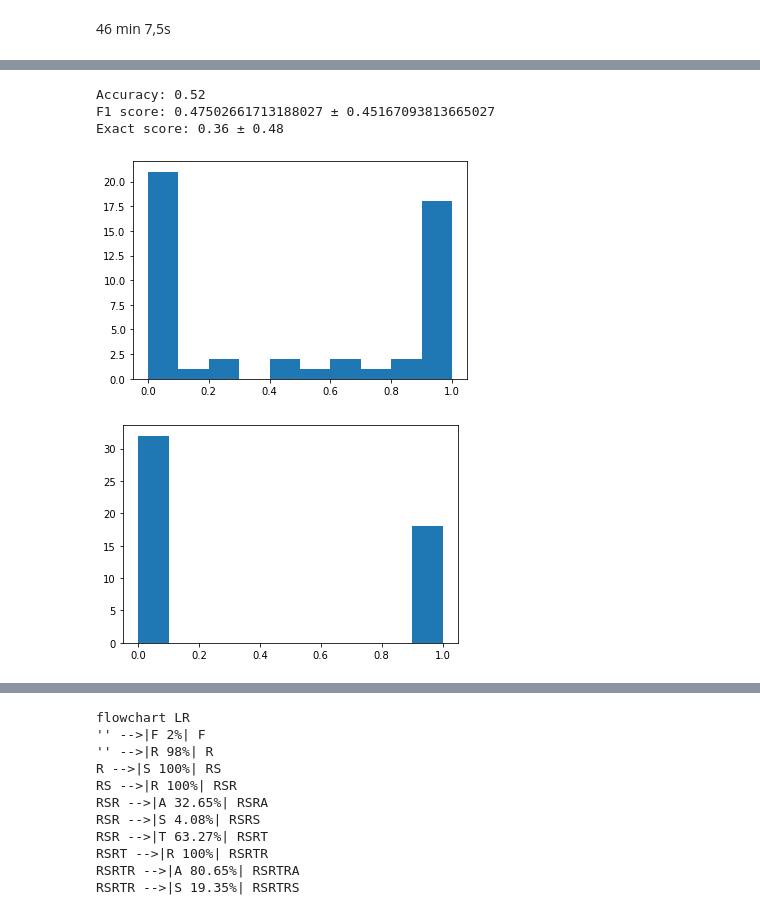
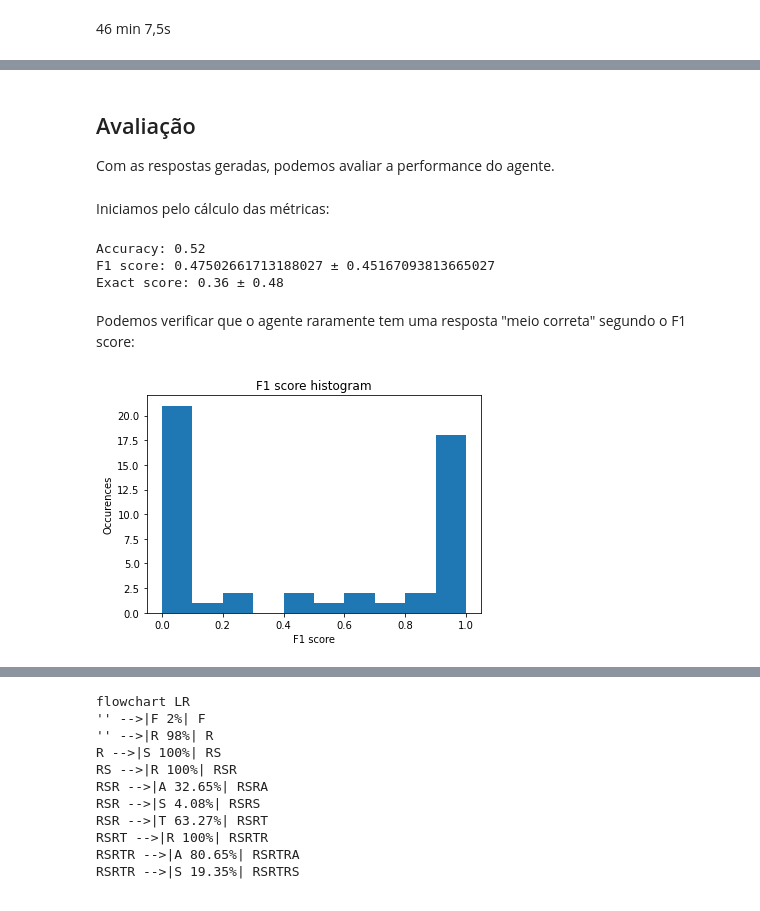
Before and after one commit to EltonCN/IA024, a Jupyter notebook: 10-ReAct/Aula_9_10_ReAct.ipynb, the cells around one changed output, grey strips where cells are left out. Cells and saved outputs as stored; diff of their text form; code cells hidden in the pictures.

```diff
--- a/10-ReAct/Aula_9_10_ReAct.ipynb
+++ b/10-ReAct/Aula_9_10_ReAct.ipynb
@@ -378,6 +442,0 @@ compute_f1(a_gold, a_wrong), compute_exact(a_gold, a_wrong)
-# %%
-class Tool(abc.ABC):
-
-    @abc.abstractmethod
-    def __call__(self, query:str, context:str):
-        ...
@@ -458,6 +627,11 @@ Considering all this context, provide a useful reflection.
         return json.loads(GroqInterface.__call__(self, prompt=prompt))
 # %%
 class RoutingTool(Tool, GroqInterface):
+    '''
+    Selects the next agent tool.
+    '''
+
+
     _system_message = '''You are a tool selector that outputs in JSON.
 For each selection, you must provide a throught about the previous content and why you are selecting this tool.
 
@@ -487,11 +661,28 @@ Considering all this context, select the next tool to use:
     '''
 
     def __init__(self, model: Optional[str] = None, api_key: Optional[str] = None):
+        '''
+        RoutingTool constructor.
+
+        Args:
+            model (str, optional): model to use. Llama3 70B is used if None. Default is None
+            api_key (str, optional): Groq API key to use, if None will check the environment 'GROQ_API_KEY' variable. Default is None.
+        '''
+
         super().__init__(model, api_key, True, RoutingTool._system_message)
 
-    def __call__(self, query=None, context=None):
+    def __call__(self, query:Optional[Any]=None, context:str=None) -> Dict[str, str]:
+        '''
+        Select the next tool for the agent.
+
+        Args:
+            query (Optional[Any], optional): not used. Defaults to None.
+            context (str, optional): agent context to decide the next tool. Defaults to None.
+
+        Returns:
+            Dict[str, str]: tool result. Have the keys 'tool_name' (next tool to use),
+                'throught' (why use this tool), 'query' (query to send to the tool).
+        '''
         prompt = RoutingTool._base_prompt.format(context=context)
 
-
-
         return json.loads(GroqInterface.__call__(self, prompt=prompt))
@@ -776,11 +1022,23 @@ file.close()
+# %% [markdown]
+## Avaliação
+
+Com as respostas geradas, podemos avaliar a performance do agente.
+# %%
+file = open("results.json", "r")
+all_results = json.load(file)
+file.close()
+# %% [markdown]
+Iniciamos pelo cálculo das métricas:
 # %%
 accuracy = 0.0
+correctness = np.empty(n_question)
 f1_scores = np.empty(n_question)
 exact_scores = np.empty(n_question)
 tool_sequences = []
 
 for i in range(n_question):
     accuracy += all_results[i]["is_correct"]
+    correctness[i] = all_results[i]["is_correct"]
     f1_scores[i] = all_results[i]["f1_score"]
     exact_scores[i] = all_results[i]["exact_score"]
     tool_sequences.append(all_results[i]["tool_sequence"])
@@ -794,13 +1052,15 @@ print("Exact score:", exact_scores.mean(), "±", exact_scores.std())
 Accuracy: 0.52
 F1 score: 0.47502661713188027 ± 0.45167093813665027
 Exact score: 0.36 ± 0.48
+# %% [markdown]
+Podemos verificar que o agente raramente tem uma resposta "meio correta" segundo o F1 score:
 # %%
 plt.hist(f1_scores)
+
+plt.title("F1 score histogram")
+plt.xlabel("F1 score")
+plt.ylabel("Occurrences")
+
 plt.show()
 # %% [output]
-[figure, old version]
+[figure, new version]
-# %%
-plt.hist(exact_scores)
-plt.show()
-# %% [output]
-[figure, removed]
```
Also changed, not shown: parts of 94 cells of this notebook.
